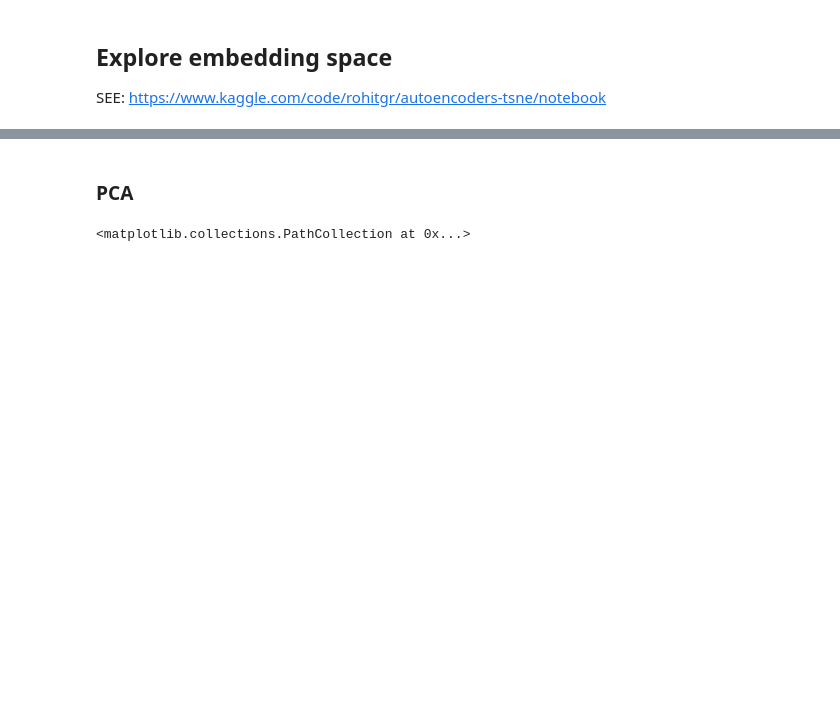
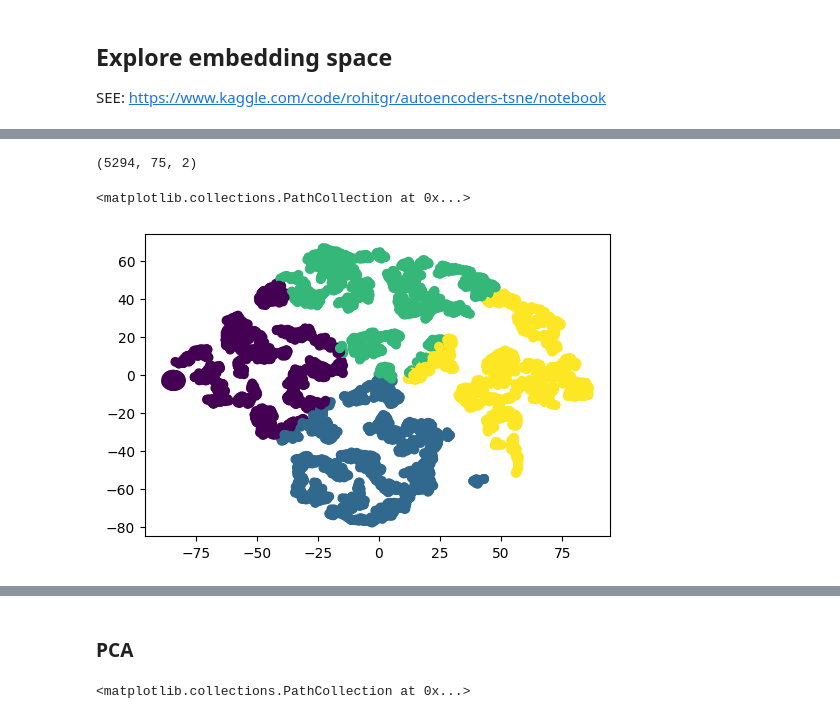
Before and after one commit to NevVerVer/Neuromatch_2022_EcoG_movements, a Jupyter notebook: models/lstm_model_training.ipynb, the cells around one changed output, grey strips where cells are left out. Drawn from its saved outputs; the diff is of its cells as text; code cells hidden in the pictures; blank space fills up the shorter version.

```diff
--- a/models/lstm_model_training.ipynb
+++ b/models/lstm_model_training.ipynb
@@ -261 +322,9 @@ from sklearn.cluster import KMeans
+# %%
+with torch.no_grad():
+    z_x_train = rae.encoder(torch.tensor(dataset[k_mean_mask], device='cpu', dtype=DTYPE))
+    z_x_train = z_x_train.detach().numpy()
+# %%
+dataset[k_mean_mask].shape
+# %% [output]
+(5294, 75, 2)
 # %%
@@ -265,7 +331,10 @@ z_x_train = z_x_train.detach().numpy()
 X_TSNE = TSNE(n_components=2, random_state=SEED).fit_transform(z_x_train)
 X_PCA = PCA(n_components=2, random_state=SEED).fit_transform(z_x_train)
 # %%
-n_clusters = 2
+n_clusters = 4
 kmeans = KMeans(n_clusters=n_clusters)
 Y_TSNE = kmeans.fit_predict(X_TSNE)
 plt.scatter(X_TSNE[:, 0], X_TSNE[:, 1], c = Y_TSNE)
+# %% [output]
+<matplotlib.collections.PathCollection at 0x...>
+[figure, added]
```
Also changed, not shown: parts of 13 cells of this notebook, 1 other file.
